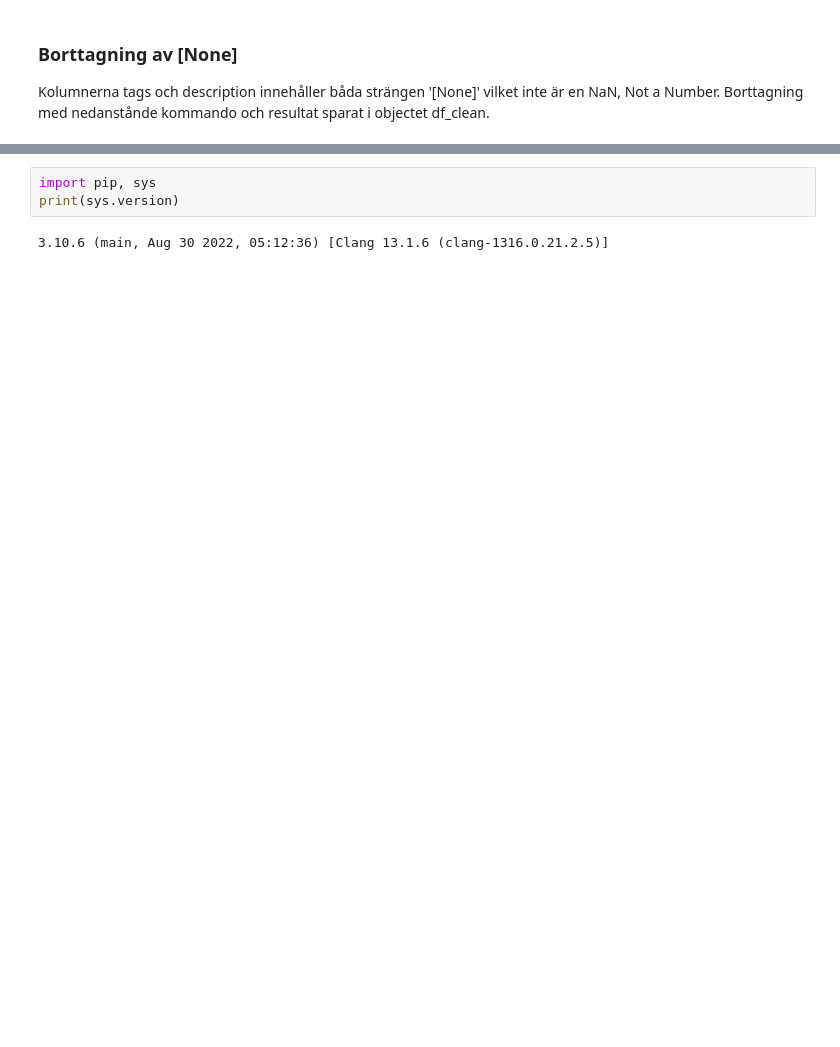
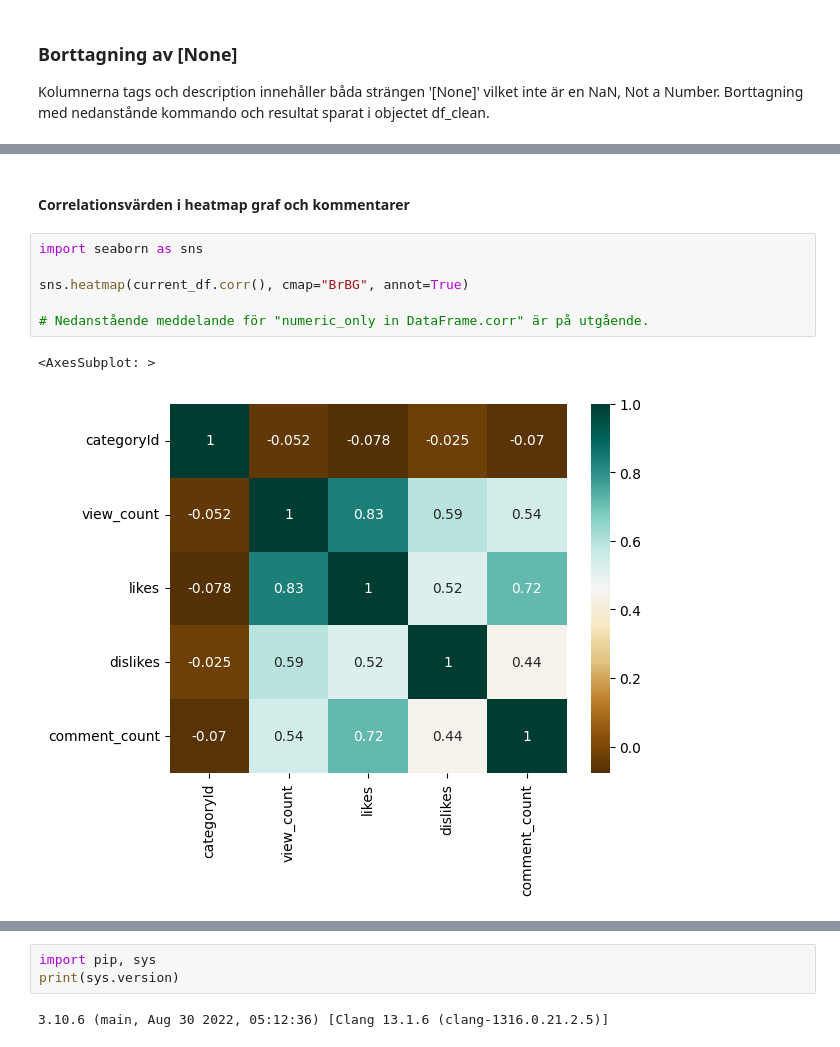
Before and after one commit to panberry/Uppgift-1-nov-22, a Jupyter notebook: notebook.ipynb, the cells around one changed output, grey strips where cells are left out. Saved outputs shown, nothing was run; the diff lists cells and outputs as text; blank space fills up the shorter version.

```diff
--- a/notebook.ipynb
+++ b/notebook.ipynb
@@ -348,0 +653,11 @@ df1.shape
+# %% [markdown]
+#### Correlationsvärden i heatmap graf och kommentarer
+# %%
+import seaborn as sns
+
+sns.heatmap(current_df.corr(), cmap="BrBG", annot=True)
+
+# Nedanstående meddelande för "numeric_only in DataFrame.corr" är på utgående.
+# %% [output]
+<AxesSubplot: >
+[figure, added]
```
Also changed, not shown: parts of 93 cells of this notebook, 1 other file.
